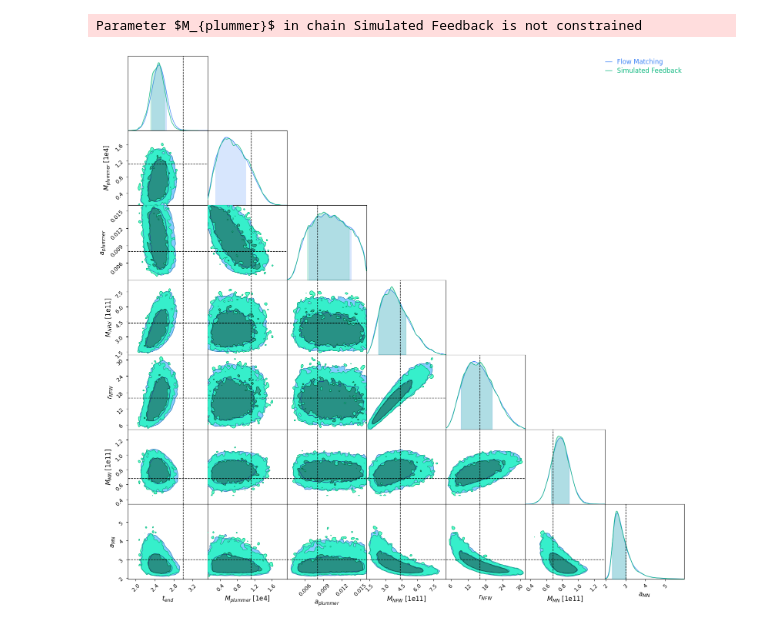
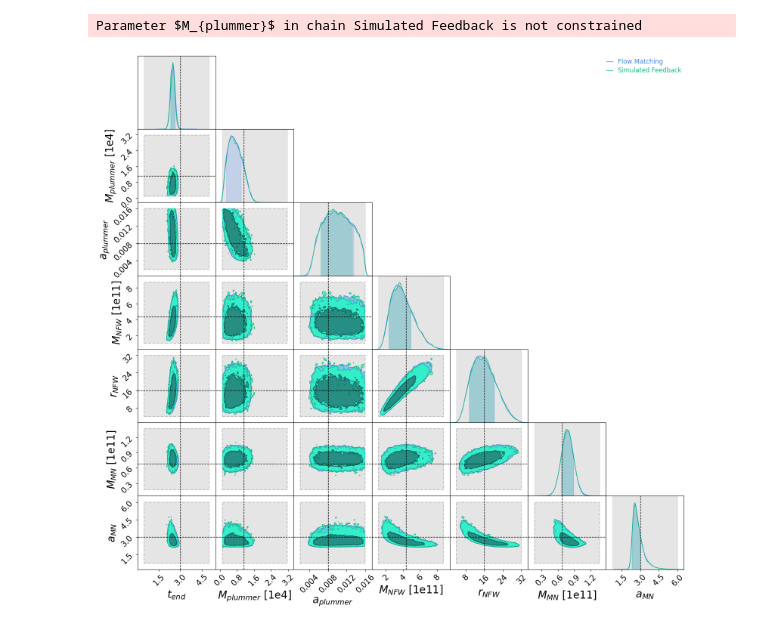
Before and after one commit to vepe99/sbi-sim, a Jupyter notebook: plot_corner.ipynb, the cells around one changed output. Cells and saved outputs as stored; diff of their text form; code cells hidden in the pictures.

Commit message:
new prior test, posterior predictive check, plotting function, new yamls

```diff
--- a/plot_corner.ipynb
+++ b/plot_corner.ipynb
@@ -9,38 +11,92 @@ from odisseo.units import CodeUnits
 data_FM = np.load('./logs/Odisseo_OT_AllParameters/pictures/true_observation_prediction.npz')['predicted_theta']
 
 data_SimFeedback = np.load('./logs/OdisseoSimulatorOT_AllParameters/pictures/true_observation_prediction.npz')['predicted_theta']
-
 
 
 true_theta = np.load('./logs/OdisseoSimulatorOT_AllParameters/pictures/true_observation_prediction.npz')['true_theta']
 labels = ['$t_{end}$', '$M_{plummer}$', '$a_{plummer}$', '$M_{NFW}$', '$r_{NFW}$', '$M_{MN}$', '$a_{MN}$']
 
 df_FM = pd.DataFrame(data_FM, columns=labels)
 df_FM = df_FM.astype(float)
 
 df_SimFeedback = pd.DataFrame(data_SimFeedback, columns=labels)
 df_SimFeedback = df_SimFeedback.astype(float)
 
-
 code_length = 10 * u.kpc
 code_mass = 1e4 * u.Msun
 G = 1
 code_time = 3 * u.Gyr
 code_units = CodeUnits(code_length, code_mass, G=1, unit_time = code_time )
+
+
+prior_bounds = {
+    labels[0]: [0.5, 5.0],                    # t_end: 0.5 to 5 Gyr
+    labels[1]: [10**3, 10**4.5],              # Plummer Mtot: 10^3 to 10^4.5 Msun
+    labels[2]: [8.0 * 1e-3 * 0.25, 8.0 * 1e-3 * 2.0],  # Plummer a: 1/4 to 2x true (kpc)
+    labels[3]: [4.3683325e11 * 0.25, 4.3683325e11 * 2.0],  # NFW Mvir: 1/4 to 2x true
+    labels[4]: [16.0 * 0.25, 16.0 * 2.0],    # NFW r_s: 1/4 to 2x true (kpc)
+    labels[5]: [68_193_902_782.346756 * 0.25, 68_193_902_782.346756 * 2.0],  # MN M: 1/4 to 2x true
+    labels[6]: [3.0 * 0.25, 3.0 * 2.0],      # MN a: 1/4 to 2x true (kpc)
+}  # Shape: (7, 2) for [min, max] bound
 
 c = ChainConsumer()
 c.add_chain(Chain(samples=df_FM, name="Flow Matching", ), )
 c.add_chain(Chain(samples=df_SimFeedback, name="Simulated Feedback", ), )
 c.add_truth(Truth(location={
         '$t_{end}$': true_theta[0] * code_units.code_time.to(u.Gyr),
         '$M_{plummer}$': true_theta[1] * code_units.code_mass.to(u.Msun),
         '$a_{plummer}$': true_theta[2] * code_units.code_length.to(u.kpc),
         '$M_{NFW}$': true_theta[3] * code_units.code_mass.to(u.Msun),
         '$r_{NFW}$': true_theta[4] * code_units.code_length.to(u.kpc),
         '$M_{MN}$': true_theta[5] * code_units.code_mass.to(u.Msun),
         '$a_{MN}$': true_theta[6] * code_units.code_length.to(u.kpc),
 }))
+
+
 fig = c.plotter.plot()
+
+
+# === Overlay prior boxes AND set limits ===
+axes = fig.axes
+n_params = len(df_FM.columns)
+
+# Calculate expanded limits (10% padding outside prior bounds)
+expanded_bounds = {}
+for param in labels:
+    low, high = prior_bounds[param]
+    range_width = high - low
+    padding = range_width * 0.1  # 10% padding
+    expanded_bounds[param] = [low - padding, high + padding]
+
+for i, p1 in enumerate(df_FM.columns):
+    for j, p2 in enumerate(df_FM.columns):
+        ax = axes[i * n_params + j]
+
+        if i == j:
+            # 1D marginal → shade prior range and set limits
+            low, high = prior_bounds[p1]
+            ax.axvspan(low, high, color="gray", alpha=0.2)
+            # Set x-limits to expanded bounds
+            ax.set_xlim(expanded_bounds[p1])
+
+        elif i > j:
+            # 2D subplot → add filled rectangle and set limits
+            xlow, xhigh = prior_bounds[p2]
+            ylow, yhigh = prior_bounds[p1]
+            rect = Rectangle((xlow, ylow), xhigh - xlow, yhigh - ylow,
+                             linewidth=1.5, edgecolor="black",
+                             facecolor="gray", alpha=0.2, linestyle="--")
+            ax.add_patch(rect)
+            # Set both x and y limits to expanded bounds
+            ax.set_xlim(expanded_bounds[p2])
+            ax.set_ylim(expanded_bounds[p1])
+
+for ax in fig.get_axes():
+    ax.tick_params(axis="both", which="major", labelsize=15)
+    ax.tick_params(axis="both", which="minor", labelsize=20)
+    ax.xaxis.label.set_size(20)
+    ax.yaxis.label.set_size(20)
+    ax.title.set_size(20)
 # %% [output]
 Parameter $M_{plummer}$ in chain Simulated Feedback is not constrained
-[figure, old version]
+[figure, new version]
```
Also changed, not shown: parts of 2 cells of this notebook, 51 other files.
